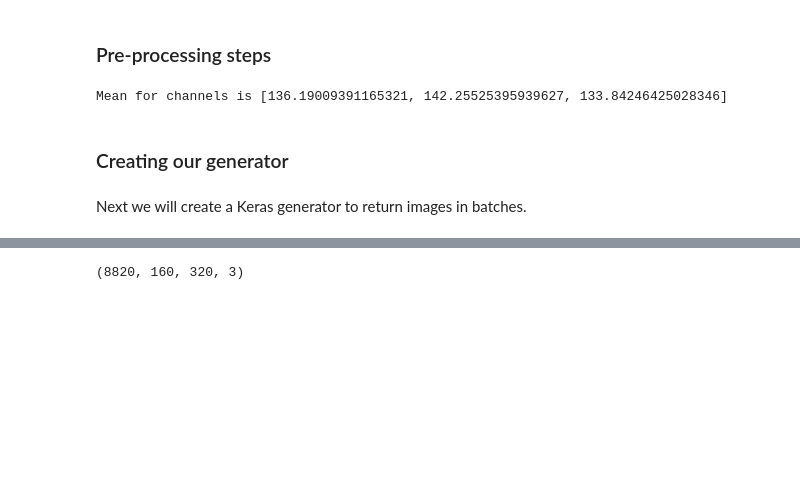
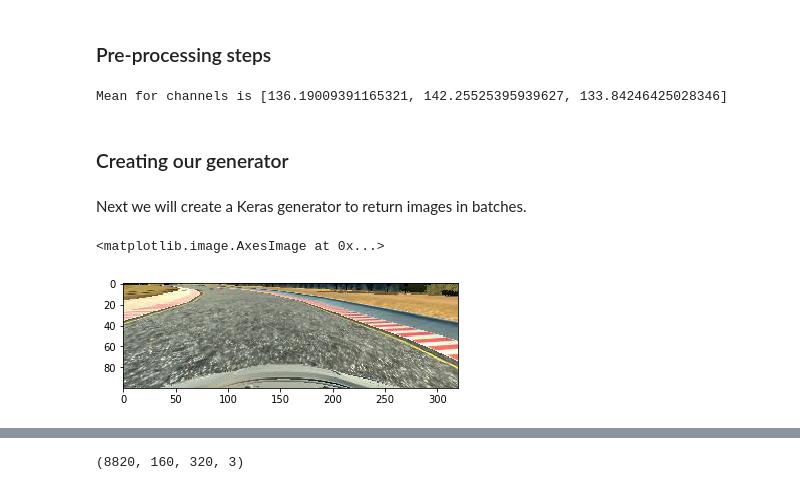
Before and after one commit to Bilalkhanten/CarND-Behavioral-Cloning-P3, a Jupyter notebook: Behavioural_Driving.ipynb, the cells around one changed output, grey strips where cells are left out. Drawn from its saved outputs; the diff is of its cells as text; code cells hidden in the pictures; blank space fills up the shorter version.

```diff
--- a/Behavioural_Driving.ipynb
+++ b/Behavioural_Driving.ipynb
@@ -240,0 +235,5 @@ def change_image_lightness(img):
+# %%
+plt.imshow(X_train_center[0])
+# %% [output]
+<matplotlib.image.AxesImage at 0x...>
+[figure, added]
```
Also changed, not shown: parts of 14 cells of this notebook, 1 other file.
